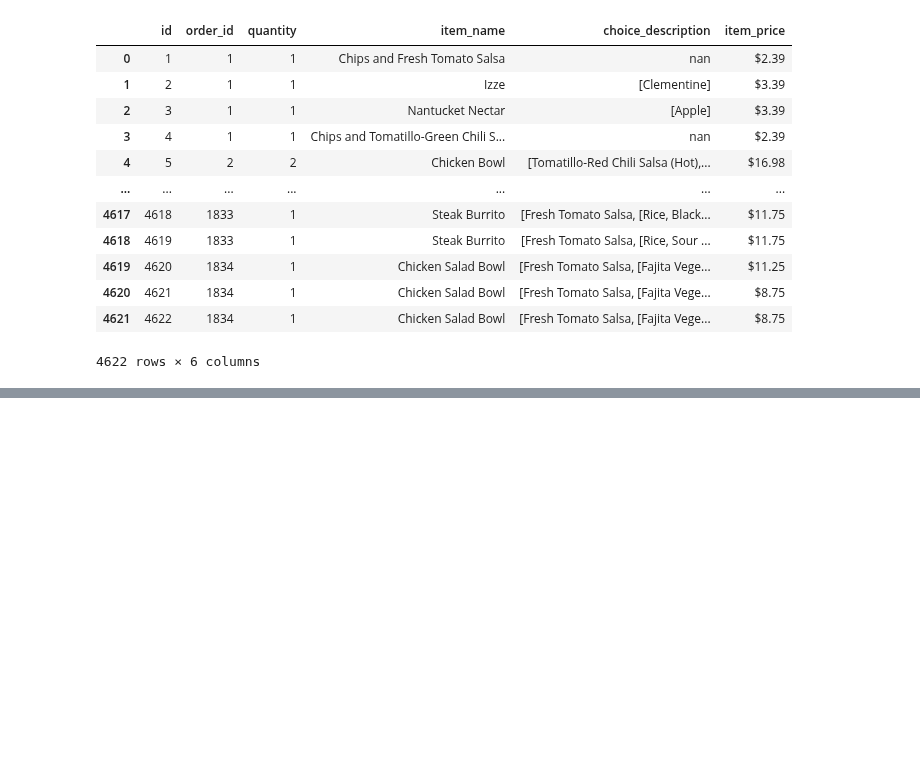
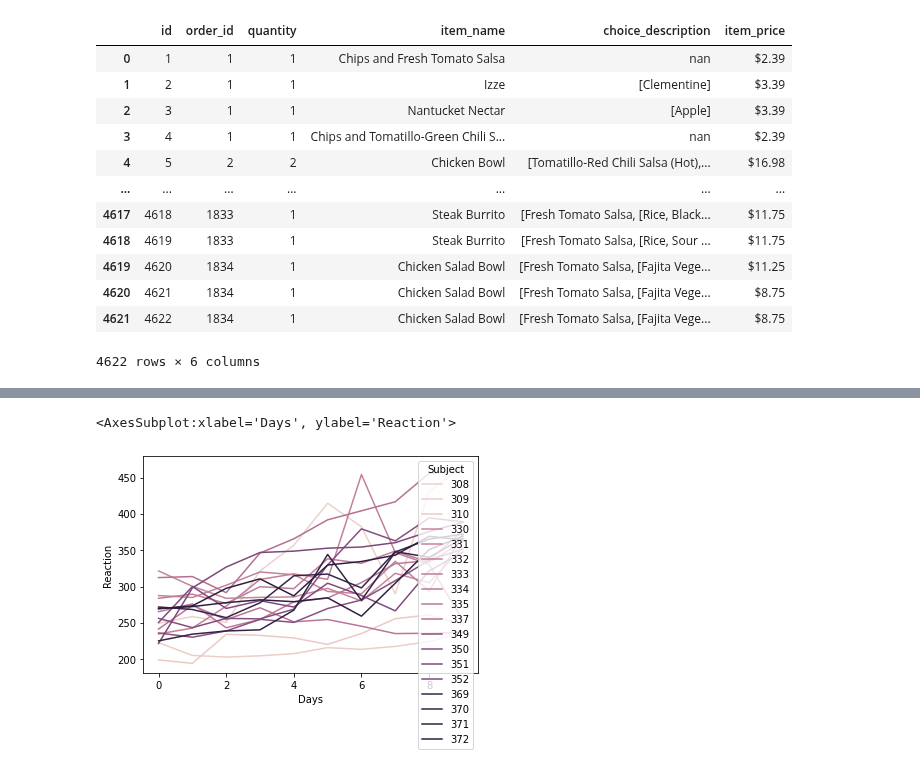
Before and after one commit to natasharivers/numpy-pandas-visualization-exercises, a Jupyter notebook: seaborn_exercises.ipynb, the cells around one changed output, grey strips where cells are left out. Drawn from its saved outputs; the diff is of its cells as text; code cells hidden in the pictures; blank space fills up the shorter version.

```diff
--- a/seaborn_exercises.ipynb
+++ b/seaborn_exercises.ipynb
@@ -359,0 +395,2 @@ chipotle_df
+# %%
+sleepstudy_ds = data('sleepstudy')
@@ -359,0 +433,5 @@ chipotle_df
+# %%
+sns.lineplot(data= sleepstudy_ds, x= 'Days', y= 'Reaction', hue= 'Subject', legend =all)
+# %% [output]
+<AxesSubplot:xlabel='Days', ylabel='Reaction'>
+[figure, added]
```
Also changed, not shown: parts of 13 cells of this notebook.
